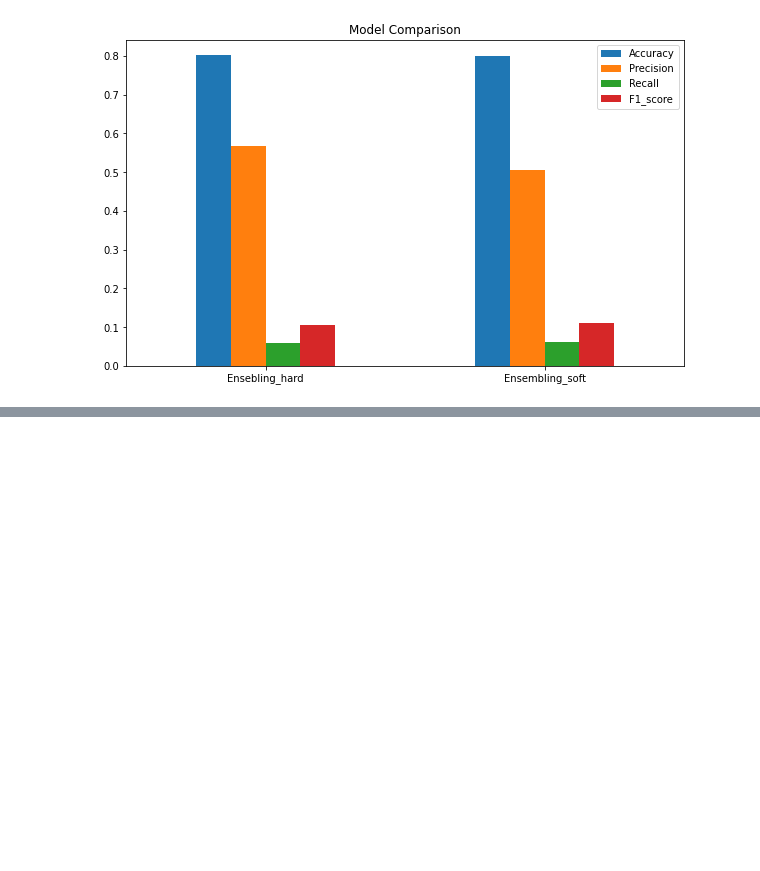
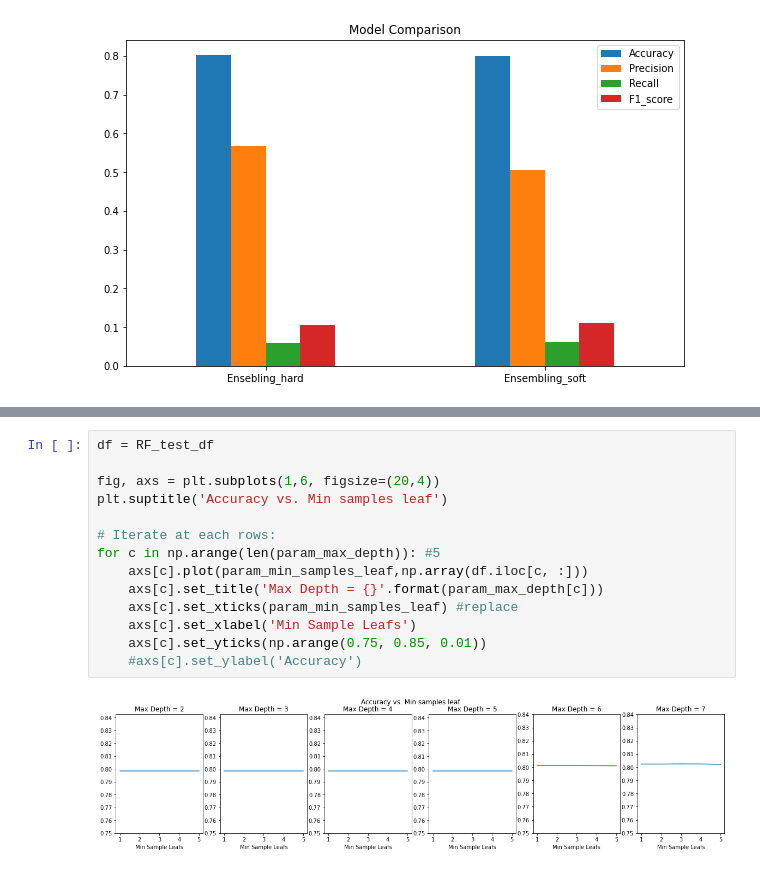
Before and after one commit to 6shun/aviation-thunder, a Jupyter notebook: notebooks/classification.ipynb, the cells around one changed output, grey strips where cells are left out. Drawn from its saved outputs; the diff is of its cells as text; blank space fills up the shorter version.

```diff
--- a/notebooks/classification.ipynb
+++ b/notebooks/classification.ipynb
@@ -548,0 +652,16 @@ Mode y_train:  0
+# %%
+df = RF_test_df
+
+fig, axs = plt.subplots(1,6, figsize=(20,4))
+plt.suptitle('Accuracy vs. Min samples leaf')
+
+# Iterate at each rows:
+for c in np.arange(len(param_max_depth)): #5
+    axs[c].plot(param_min_samples_leaf,np.array(df.iloc[c, :]))
+    axs[c].set_title('Max Depth = {}'.format(param_max_depth[c]))
+    axs[c].set_xticks(param_min_samples_leaf) #replace
+    axs[c].set_xlabel('Min Sample Leafs')
+    axs[c].set_yticks(np.arange(0.75, 0.85, 0.01))
+    #axs[c].set_ylabel('Accuracy')
+# %% [output]
+[figure, added]
```
Also changed, not shown: parts of 11 cells of this notebook, 1 other file.
